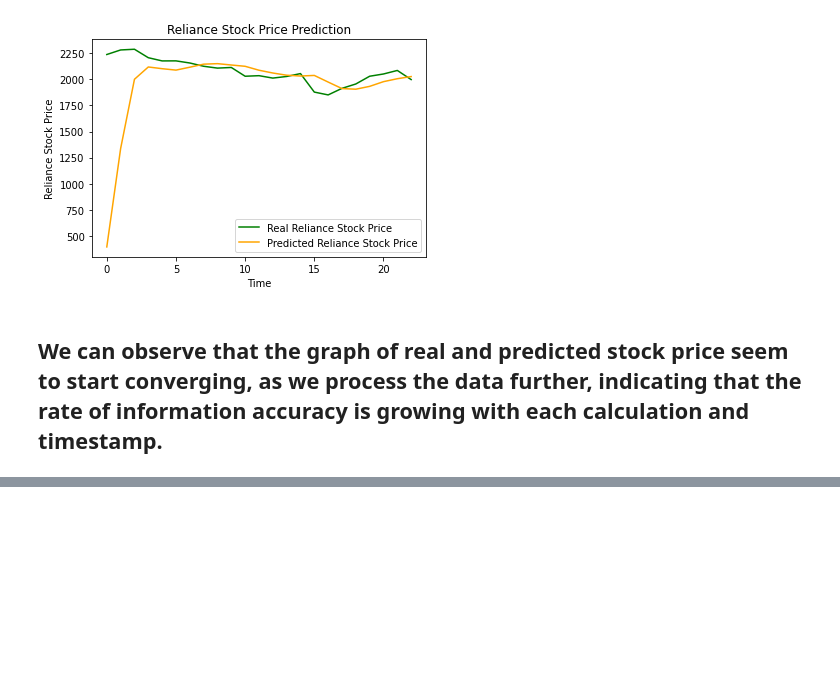
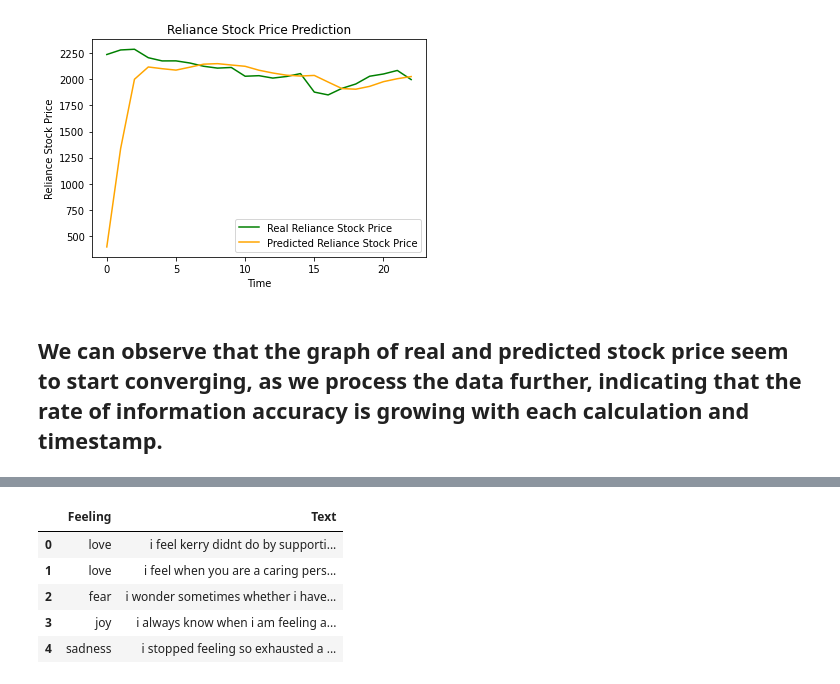
Before and after one commit to anmol1810rs/The_Sparks_Foundation_Internship, a Jupyter notebook: Reliance_Stock_Prediction.ipynb, the cells around one changed output, grey strips where cells are left out. Saved outputs shown, nothing was run; the diff lists cells and outputs as text; code cells hidden in the pictures; blank space fills up the shorter version.

```diff
--- a/Reliance_Stock_Prediction.ipynb
+++ b/Reliance_Stock_Prediction.ipynb
@@ -468,0 +506,10 @@ plt.show()
+# %%
+sentiment_data = sentiment_data[ ['Feeling', 'Text']]
+sentiment_data.head()
+# %% [output]
+|  | Feeling | Text |
+| 0 | love | i feel kerry didnt do by supporti... |
+| 1 | love | i feel when you are a caring pers... |
+| 2 | fear | i wonder sometimes whether i have... |
+| 3 | joy | i always know when i am feeling a... |
+| 4 | sadness | i stopped feeling so exhausted a ... |
```
Also changed, not shown: parts of 18 cells of this notebook.
